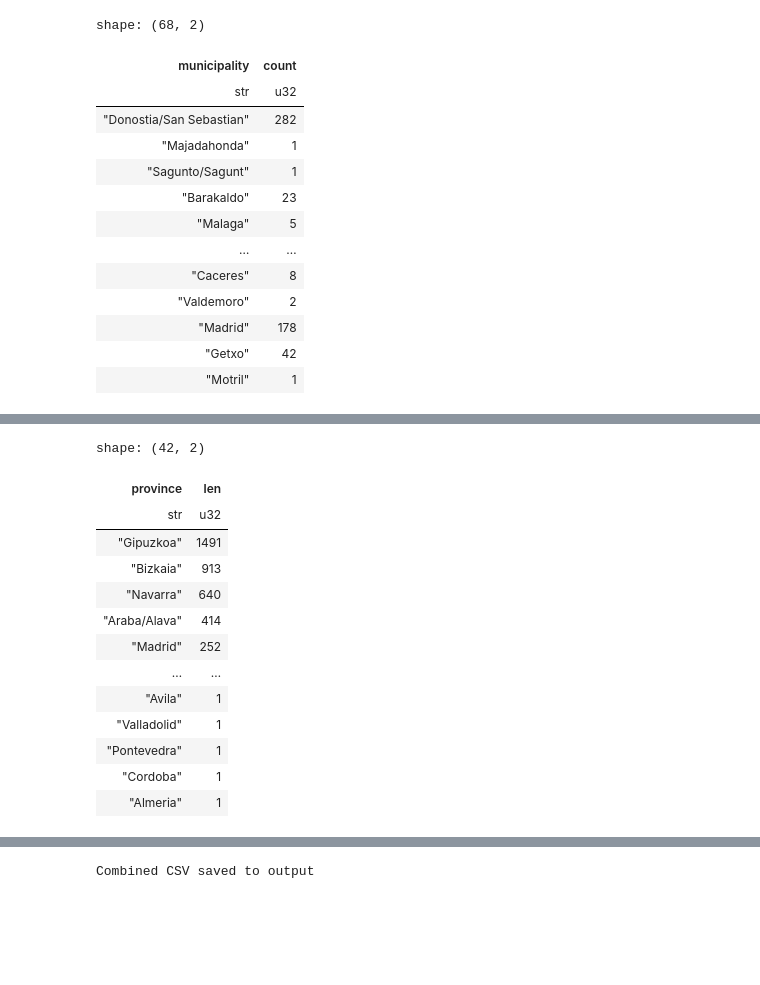
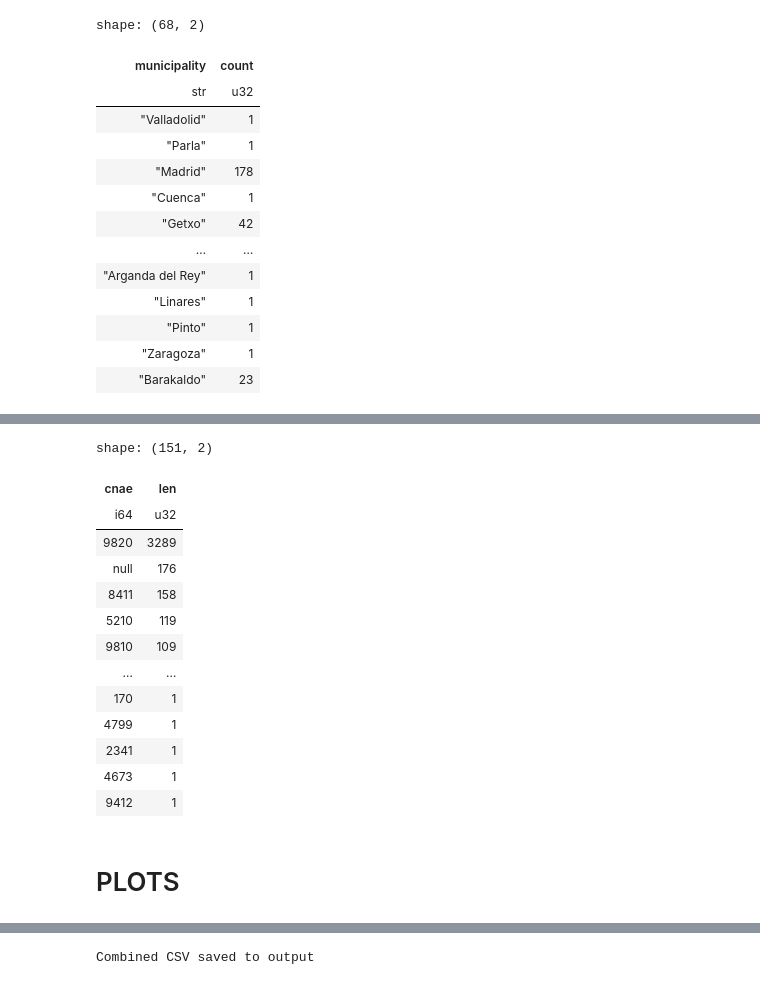
Before and after one commit to hajalibayram/GoiEner-dataset, a Jupyter notebook: sandbox.ipynb, the cells around one changed output, grey strips where cells are left out. Drawn from its saved outputs; the diff is of its cells as text; code cells hidden in the pictures; blank space fills up the shorter version.

```diff
--- a/sandbox.ipynb
+++ b/sandbox.ipynb
@@ -33,7 +38,7 @@ shape: (25_559, 23)
 # %%
 # metadata_post_covid = metadata[metadata['start_date'] > pd.to_datetime('2021-05-31T00:00:00Z')]
 metadata_post_covid = metadata.filter(
-    pl.col("start_date").is_between(pl.datetime(2021, 5, 31, time_zone="UTC"), pl.datetime(3000, 1, 1, time_zone="UTC"))
+    pl.col("end_date").is_between(pl.datetime(2021, 5, 31, time_zone="UTC"), pl.datetime(2021, 1, 1, time_zone="UTC"))
 )
 metadata_post_covid.head()
 # %% [output]
@@ -51,17 +73,17 @@ metadata_post_covid['municipality'].value_counts()
 shape: (68, 2)
 | municipality | count |
 | str | u32 |
-| "Donostia/San Sebastian" | 282 |
-| "Majadahonda" | 1 |
-| "Sagunto/Sagunt" | 1 |
+| "Valladolid" | 1 |
+| "Parla" | 1 |
+| "Madrid" | 178 |
+| "Cuenca" | 1 |
+| "Getxo" | 42 |
+| … | … |
+| "Arganda del Rey" | 1 |
+| "Linares" | 1 |
+| "Pinto" | 1 |
+| "Zaragoza" | 1 |
 | "Barakaldo" | 23 |
-| "Malaga" | 5 |
-| … | … |
-| "Caceres" | 8 |
-| "Valdemoro" | 2 |
-| "Madrid" | 178 |
-| "Getxo" | 42 |
-| "Motril" | 1 |
 # %%
 metadata_post_covid.filter(metadata_post_covid['province'].is_not_null())
 # %% [output]
@@ -83,19 +105,21 @@ shape: (4_269, 23)
 def getUniqueCount(df:pl.DataFrame, group_by:str):
     return df.group_by(group_by).len().sort('len', descending=True)
 # %%
-getUniqueCount(metadata_post_covid, 'province')
+getUniqueCount(metadata_post_covid, 'cnae')
 # %% [output]
-shape: (42, 2)
+shape: (151, 2)
-| province | len |
-| str | u32 |
-| "Gipuzkoa" | 1491 |
-| "Bizkaia" | 913 |
-| "Navarra" | 640 |
-| "Araba/Alava" | 414 |
-| "Madrid" | 252 |
+| cnae | len |
+| i64 | u32 |
+| 9820 | 3289 |
+| null | 176 |
+| 8411 | 158 |
+| 5210 | 119 |
+| 9810 | 109 |
 | … | … |
-| "Avila" | 1 |
-| "Valladolid" | 1 |
-| "Pontevedra" | 1 |
-| "Cordoba" | 1 |
-| "Almeria" | 1 |
+| 170 | 1 |
+| 4799 | 1 |
+| 2341 | 1 |
+| 4673 | 1 |
+| 9412 | 1 |
+# %% [markdown]
+# PLOTS
```
Also changed, not shown: parts of 29 cells of this notebook, 4 other files.
